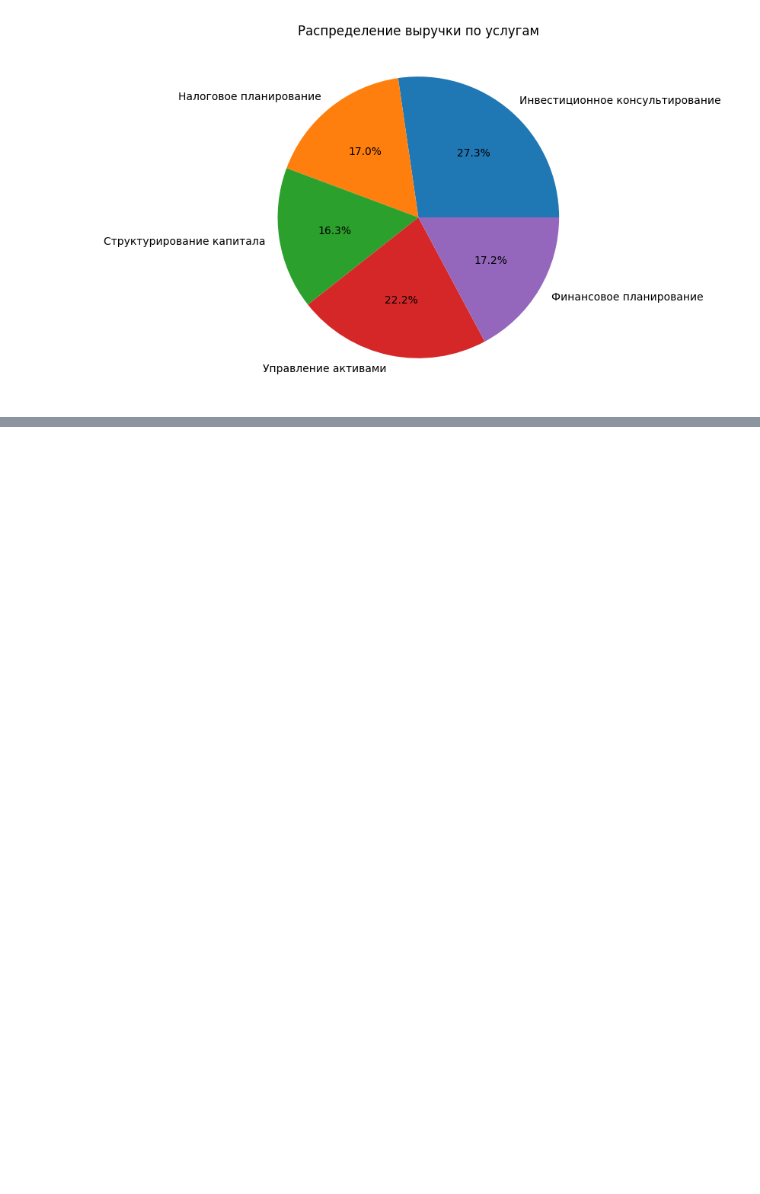
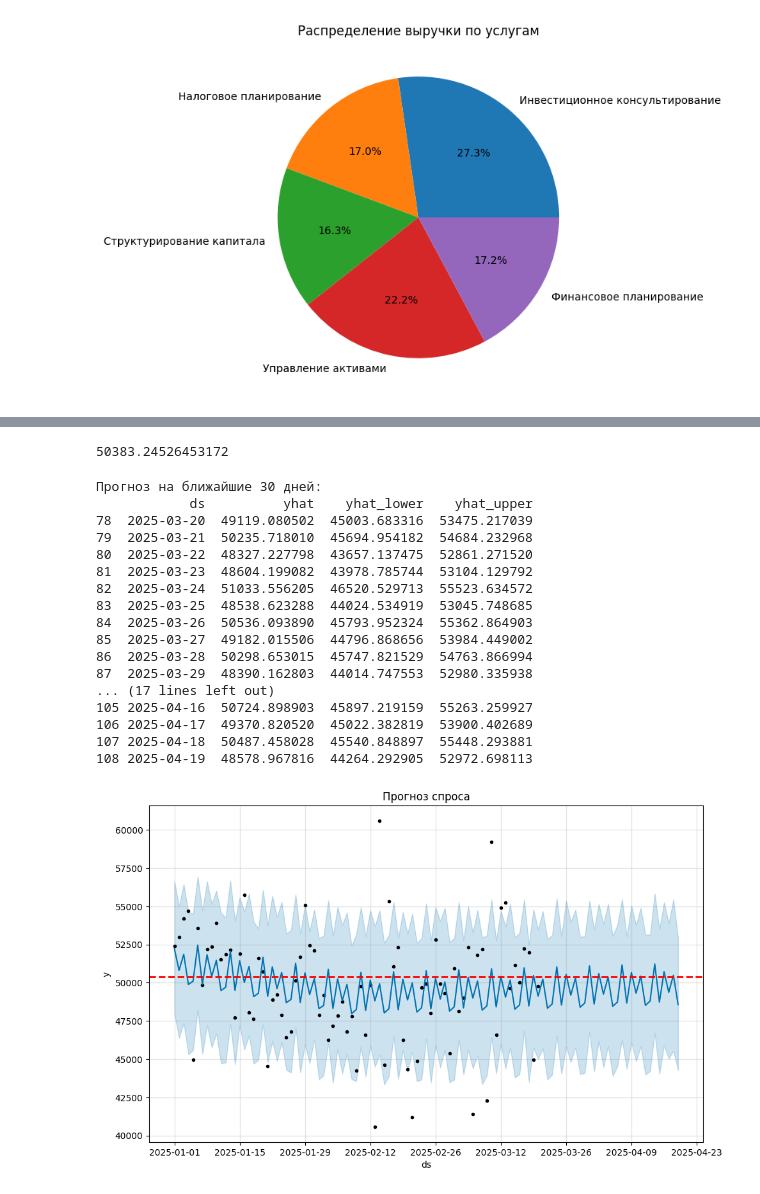
Before and after one commit to kostya63/aton, a Jupyter notebook: aton_test.ipynb, the cells around one changed output, grey strips where cells are left out. Saved outputs shown, nothing was run; the diff lists cells and outputs as text; code cells hidden in the pictures; blank space fills up the shorter version.

```diff
--- a/aton_test.ipynb
+++ b/aton_test.ipynb
@@ -283,0 +370,6 @@ plt.show()
+# %%
+# 5.Прогнозирование. Прогнозирование спроса на следующий месяц (например, с использованием линейной регрессии).
+min_transaction_date = df_clean_transactions_data['norm_transaction_date'].min()
+max_transaction_date = df_clean_transactions_data['norm_transaction_date'].max()
+print(min_transaction_date)
+print(max_transaction_date)
@@ -283,0 +379,58 @@ plt.show()
+# %%
+# Видим, что у нас есть данные за три неполных месяца, поэтому месячный сезонный фактор учесть невозможно.
+# Однако, возможна зависимость от дня недели
+# Для последующей оценки предсказаний возьмем среднее значение спроса за последние 14 дней
+
+threshold = max_transaction_date - pd.Timedelta(days=14)
+simple_prediction = df_clean_transactions_data.query("not norm_transaction_date.isna() and norm_transaction_date >= @threshold")['amount'].mean()
+print(simple_prediction)
+# %% [output]
+50383.24526453172
+# %%
+# Агрегируем amount по дням
+daily = df_clean_transactions_data.query("not norm_transaction_date.isna()").groupby(df_clean_transactions_data['norm_transaction_date'])['amount'].mean().reset_index()
+daily.columns = ['ds', 'y']  # Prophet требует столбцы ds (дата) и y (значение)
+
+#daily = daily.sort_values('ds')
+#print(daily.head(5))
+# %%
+# Создаём модель
+model = Prophet(yearly_seasonality=False,  # данных меньше года, отключаем годовую сезонность
+                weekly_seasonality=True,   # недельная сезонность может быть
+                daily_seasonality=False)   # дневная не нужна
+model.fit(daily)
+
+# Создаём датафрейм с будущими датами на 30 дней
+future = model.make_future_dataframe(periods=30)
+forecast = model.predict(future)
+
+# Прогноз на апрель (последние 30 строк)
+april_forecast_prophet = forecast[forecast['ds'] >= max_transaction_date]
+print("Прогноз на ближайшие 30 дней:")
+print(april_forecast_prophet[['ds', 'yhat', 'yhat_lower', 'yhat_upper']])
+
+# Визуализация
+fig = model.plot(forecast)
+plt.axhline(y=simple_prediction, color='red', linestyle='--', linewidth=2, label=f'Среднее = {mean_val:.1f}')
+ax.legend()
+plt.title('Прогноз спроса')
+plt.show()
+# %% [output]
+Прогноз на ближайшие 30 дней:
+            ds          yhat    yhat_lower    yhat_upper
+78  2025-03-20  49119.080502  45003.683316  53475.217039
+79  2025-03-21  50235.718010  45694.954182  54684.232968
+80  2025-03-22  48327.227798  43657.137475  52861.271520
+81  2025-03-23  48604.199082  43978.785744  53104.129792
+82  2025-03-24  51033.556205  46520.529713  55523.634572
+83  2025-03-25  48538.623288  44024.534919  53045.748685
+84  2025-03-26  50536.093890  45793.952324  55362.864903
+85  2025-03-27  49182.015506  44796.868656  53984.449002
+86  2025-03-28  50298.653015  45747.821529  54763.866994
+87  2025-03-29  48390.162803  44014.747553  52980.335938
+... (17 lines left out)
+105 2025-04-16  50724.898903  45897.219159  55263.259927
+106 2025-04-17  49370.820520  45022.382819  53900.402689
+107 2025-04-18  50487.458028  45540.848897  55448.293881
+108 2025-04-19  48578.967816  44264.292905  52972.698113
+[figure, added]
```
Also changed, not shown: parts of 22 cells of this notebook.
